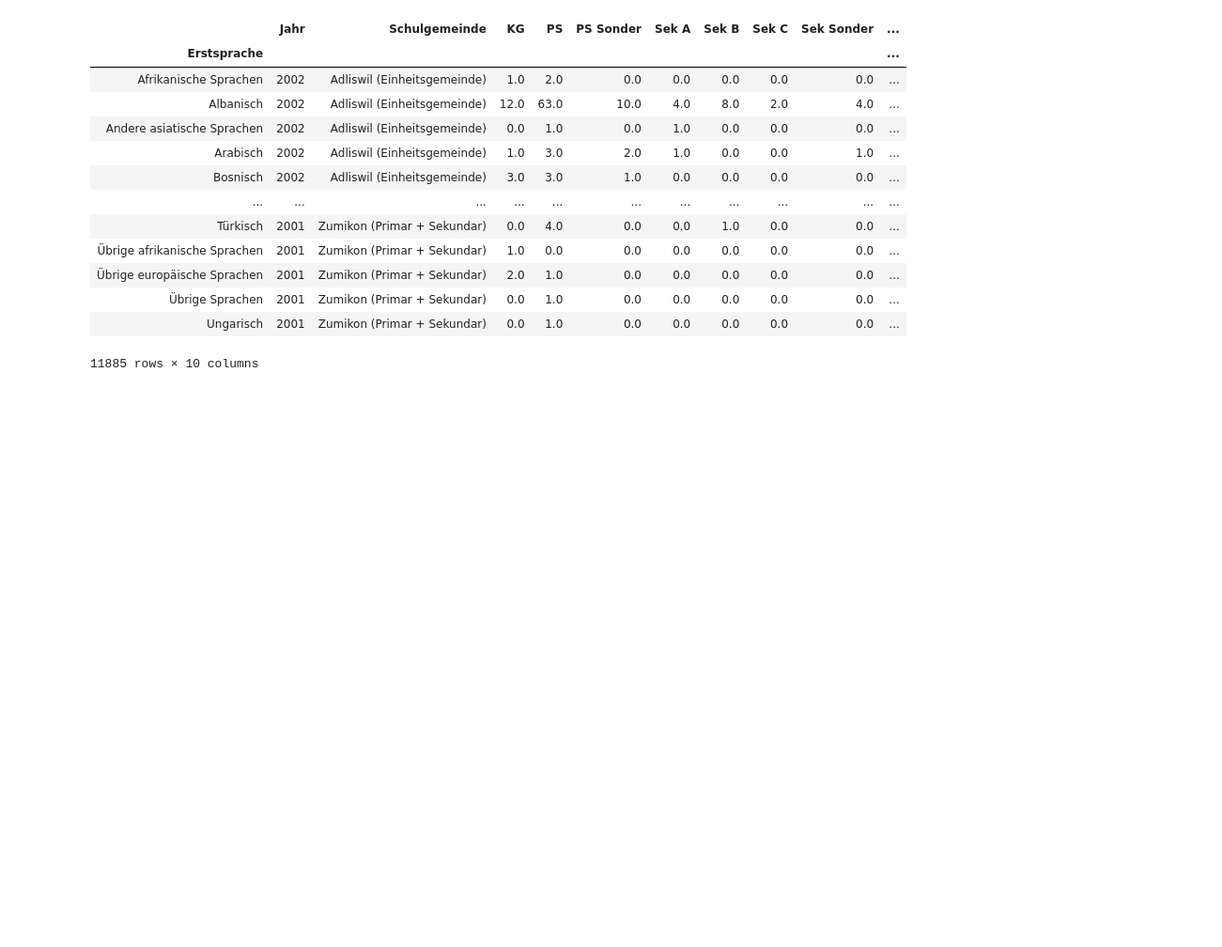
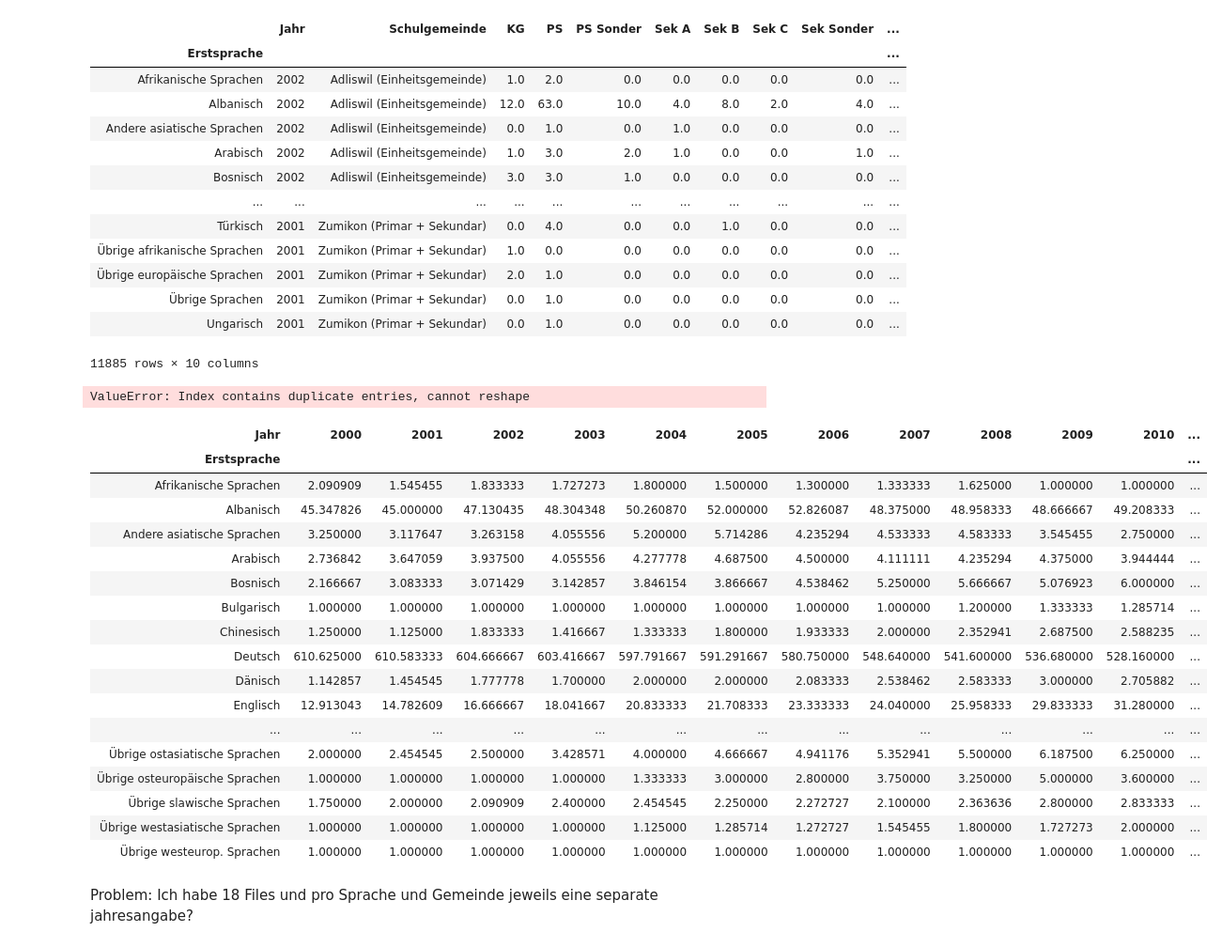
Before and after one commit to MartinSteinegger/cas-ddj, a Jupyter notebook: Projekte mst/Erstsprache nach Gemeinden_Neu.ipynb, the cells around one changed output. Shown at 94% size. Saved outputs shown, nothing was run; the diff lists cells and outputs as text; code cells hidden in the pictures; blank space fills up the shorter version.

```diff
--- a/Projekte mst/Erstsprache nach Gemeinden_Neu.ipynb
+++ b/Projekte mst/Erstsprache nach Gemeinden_Neu.ipynb
@@ -286,7 +277,34 @@ df_zuerichsee
 | Übrige Sprachen | 2001 | Zumikon (Primar + Sekundar) | 0.0 | 1.0 | 0.0 | 0.0 | 0.0 | 0.0 | 0.0 | ... |
 | Ungarisch | 2001 | Zumikon (Primar + Sekundar) | 0.0 | 1.0 | 0.0 | 0.0 | 0.0 | 0.0 | 0.0 | ... |
 11885 rows × 10 columns
+# %%
+df_pivoted = df_zuerichsee.pivot(index='Erstsprache', columns='Jahr', values='Total')
+# %% [output]
+ValueError: Index contains duplicate entries, cannot reshape
+# %%
+df_pivoted
+# %% [output]
+| Jahr | 2000 | 2001 | 2002 | 2003 | 2004 | 2005 | 2006 | 2007 | 2008 | 2009 | 2010 | ... |
+| Erstsprache |  |  |  |  |  |  |  |  |  |  |  | ... |
+| Afrikanische Sprachen | 2.090909 | 1.545455 | 1.833333 | 1.727273 | 1.800000 | 1.500000 | 1.300000 | 1.333333 | 1.625000 | 1.000000 | 1.000000 | ... |
+| Albanisch | 45.347826 | 45.000000 | 47.130435 | 48.304348 | 50.260870 | 52.000000 | 52.826087 | 48.375000 | 48.958333 | 48.666667 | 49.208333 | ... |
+| Andere asiatische Sprachen | 3.250000 | 3.117647 | 3.263158 | 4.055556 | 5.200000 | 5.714286 | 4.235294 | 4.533333 | 4.583333 | 3.545455 | 2.750000 | ... |
+| Arabisch | 2.736842 | 3.647059 | 3.937500 | 4.055556 | 4.277778 | 4.687500 | 4.500000 | 4.111111 | 4.235294 | 4.375000 | 3.944444 | ... |
+| Bosnisch | 2.166667 | 3.083333 | 3.071429 | 3.142857 | 3.846154 | 3.866667 | 4.538462 | 5.250000 | 5.666667 | 5.076923 | 6.000000 | ... |
+| Bulgarisch | 1.000000 | 1.000000 | 1.000000 | 1.000000 | 1.000000 | 1.000000 | 1.000000 | 1.000000 | 1.200000 | 1.333333 | 1.285714 | ... |
+| Chinesisch | 1.250000 | 1.125000 | 1.833333 | 1.416667 | 1.333333 | 1.800000 | 1.933333 | 2.000000 | 2.352941 | 2.687500 | 2.588235 | ... |
+| Deutsch | 610.625000 | 610.583333 | 604.666667 | 603.416667 | 597.791667 | 591.291667 | 580.750000 | 548.640000 | 541.600000 | 536.680000 | 528.160000 | ... |
+| Dänisch | 1.142857 | 1.454545 | 1.777778 | 1.700000 | 2.000000 | 2.000000 | 2.083333 | 2.538462 | 2.583333 | 3.000000 | 2.705882 | ... |
+| Englisch | 12.913043 | 14.782609 | 16.666667 | 18.041667 | 20.833333 | 21.708333 | 23.333333 | 24.040000 | 25.958333 | 29.833333 | 31.280000 | ... |
+| ... | ... | ... | ... | ... | ... | ... | ... | ... | ... | ... | ... | ... |
+| Übrige ostasiatische Sprachen | 2.000000 | 2.454545 | 2.500000 | 3.428571 | 4.000000 | 4.666667 | 4.941176 | 5.352941 | 5.500000 | 6.187500 | 6.250000 | ... |
+| Übrige osteuropäische Sprachen | 1.000000 | 1.000000 | 1.000000 | 1.000000 | 1.333333 | 3.000000 | 2.800000 | 3.750000 | 3.250000 | 5.000000 | 3.600000 | ... |
+| Übrige slawische Sprachen | 1.750000 | 2.000000 | 2.090909 | 2.400000 | 2.454545 | 2.250000 | 2.272727 | 2.100000 | 2.363636 | 2.800000 | 2.833333 | ... |
+| Übrige westasiatische Sprachen | 1.000000 | 1.000000 | 1.000000 | 1.000000 | 1.125000 | 1.285714 | 1.272727 | 1.545455 | 1.800000 | 1.727273 | 2.000000 | ... |
+| Übrige westeurop. Sprachen | 1.000000 | 1.000000 | 1.000000 | 1.000000 | 1.000000 | 1.000000 | 1.000000 | 1.000000 | 1.000000 | 1.000000 | 1.000000 | ... |
 # %%
 #ziele: ich möchte die entwicklung der einzelnen sprachgruppen ab 2000 für jede einzelne gemeinde
 #darstellen und basierend auf den resultaten weitere schlüsse ziehen, resp. meine these beweisen (abnahme)
 #der alten migrationsgruppen (balkan, italien, spanien), zunahme der neuen (englisch, französisch,)
+# %% [markdown]
+Problem: Ich habe 18 Files und pro Sprache und Gemeinde jeweils eine separate jahresangabe?
```
Also changed, not shown: parts of 5 cells of this notebook.
